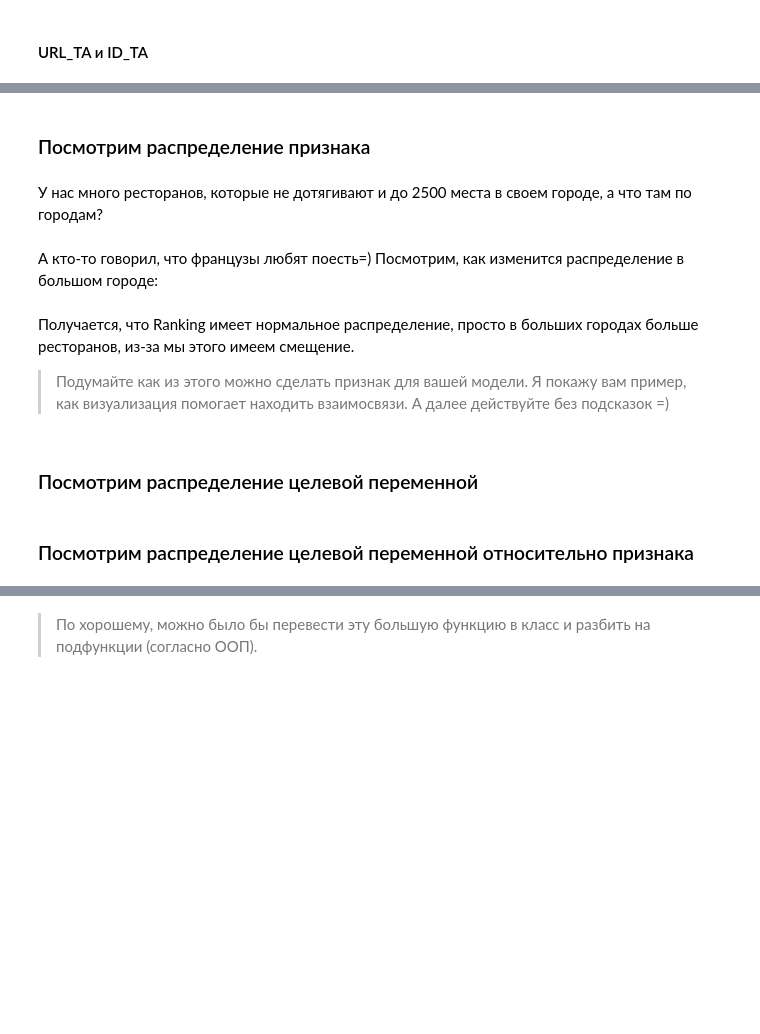
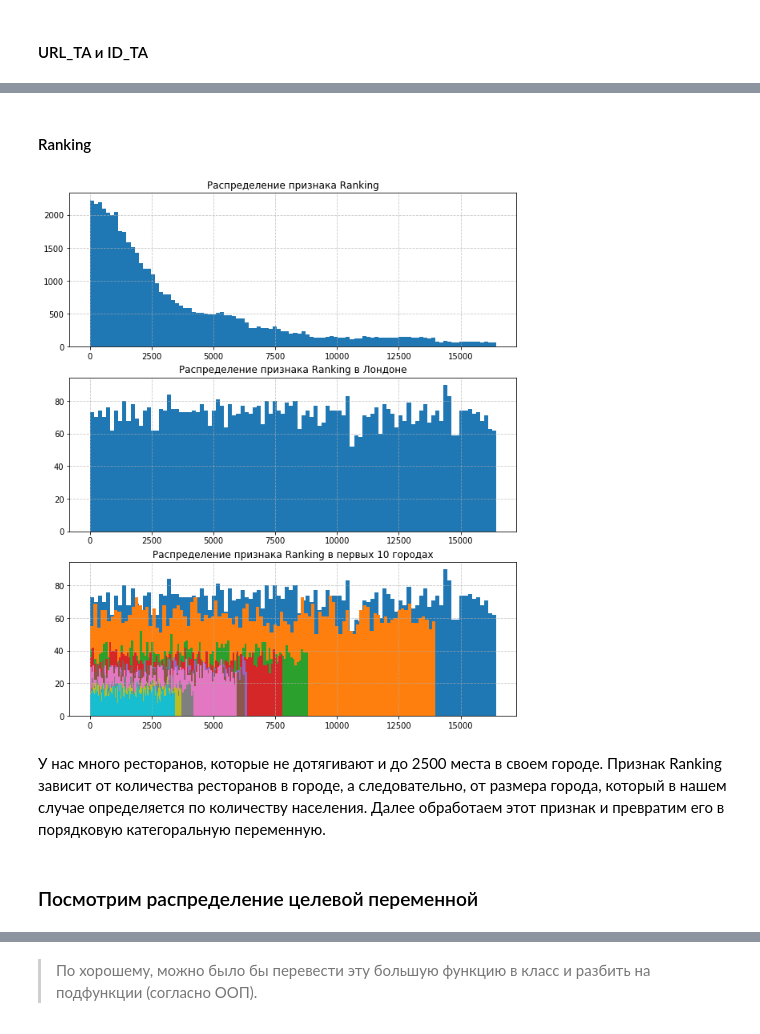
Before and after one commit to BasilPDS/CoursSF_L, a Jupyter notebook: module_3/module_3.ipynb, the cells around one changed output, grey strips where cells are left out. Cells and saved outputs as stored; diff of their text form; code cells hidden in the pictures; blank space fills up the shorter version.

```diff
--- a/module_3/module_3.ipynb
+++ b/module_3/module_3.ipynb
@@ -535,7 +821,8 @@ data['ID_TA'].describe() # предствляет собой ID ресторан
-# %% [markdown]
-### Посмотрим распределение признака
-# %%
-plt.rcParams['figure.figsize'] = (10,7)
-df_train['Ranking'].hist(bins=100)
+# %% [markdown]
+#### Ranking
+# %%
+data_w.ranking_info()
+# %% [output]
+[figure, added]
 # %% [markdown]
-У нас много ресторанов, которые не дотягивают и до 2500 места в своем городе, а что там по городам?
+У нас много ресторанов, которые не дотягивают и до 2500 места в своем городе. Признак Ranking зависит от количества ресторанов в городе, а следовательно, от размера города, который в нашем случае определяется по количеству населения. Далее обработаем этот признак и превратим его в порядковую категоральную переменную.
@@ -544,2 +828,0 @@ df_train['City'].value_counts(ascending=True).plot(kind='barh')
-# %% [markdown]
-А кто-то говорил, что французы любят поесть=) Посмотрим, как изменится распределение в большом городе:
@@ -553,6 +829,2 @@ plt.show()
-# %% [markdown]
-Получается, что Ranking имеет нормальное распределение, просто в больших городах больше ресторанов, из-за мы этого имеем смещение.
-
->Подумайте как из этого можно сделать признак для вашей модели. Я покажу вам пример, как визуализация помогает находить взаимосвязи. А далее действуйте без подсказок =)
 # %% [markdown]
 ### Посмотрим распределение целевой переменной
@@ -561,3 +831 @@ df_train['Rating'].value_counts(ascending=True).plot(kind='barh')
-# %% [markdown]
-### Посмотрим распределение целевой переменной относительно признака
 # %%
```
Also changed, not shown: parts of 57 cells of this notebook.
